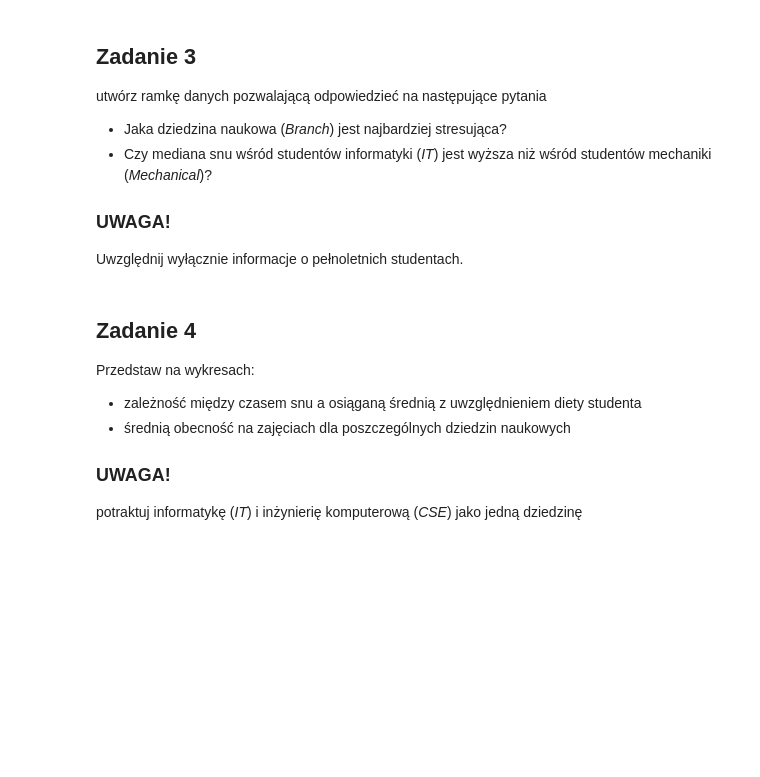
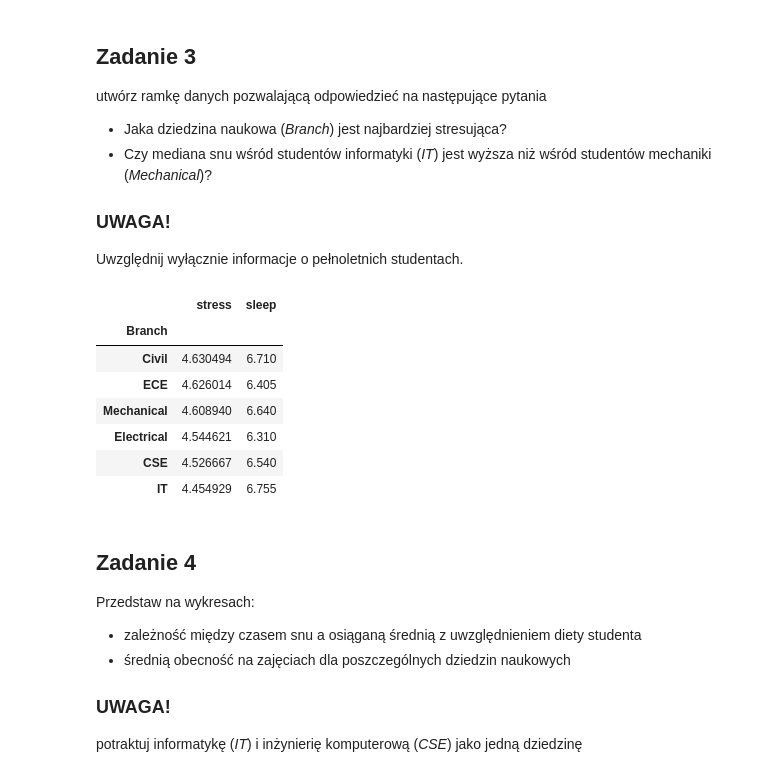
Before and after one commit to Zajecia-na-PWr-LR/lista-1-MarmoPL, a Jupyter notebook: UczenieMaszynowe_25_26_Lista1.ipynb, the cells around one changed output. Saved outputs shown, nothing was run; the diff lists cells and outputs as text; code cells hidden in the pictures; blank space fills up the shorter version.

```diff
--- a/UczenieMaszynowe_25_26_Lista1.ipynb
+++ b/UczenieMaszynowe_25_26_Lista1.ipynb
@@ -107,6 +127,20 @@ utwórz ramkę danych pozwalającą odpowiedzieć na następujące pytania
 - Czy mediana snu wśród studentów informatyki (*IT*) jest wyższa niż wśród studentów mechaniki (*Mechanical*)?
 ### UWAGA!
 Uwzględnij wyłącznie informacje o pełnoletnich studentach.
+# %%
+df[df["Age"]>=18].groupby("Branch").agg(
+    stress=("Stress_Level_1_to_10", "mean"),
+    sleep=("Sleep_Hours", "median")
+).sort_values(by="stress", ascending=False)
+# %% [output]
+|  | stress | sleep |
+| Branch |  |  |
+| Civil | 4.630494 | 6.710 |
+| ECE | 4.626014 | 6.405 |
+| Mechanical | 4.608940 | 6.640 |
+| Electrical | 4.544621 | 6.310 |
+| CSE | 4.526667 | 6.540 |
+| IT | 4.454929 | 6.755 |
 # %% [markdown]
 ## Zadanie 4
 Przedstaw na wykresach:
```
Also changed, not shown: parts of 3 cells of this notebook.
